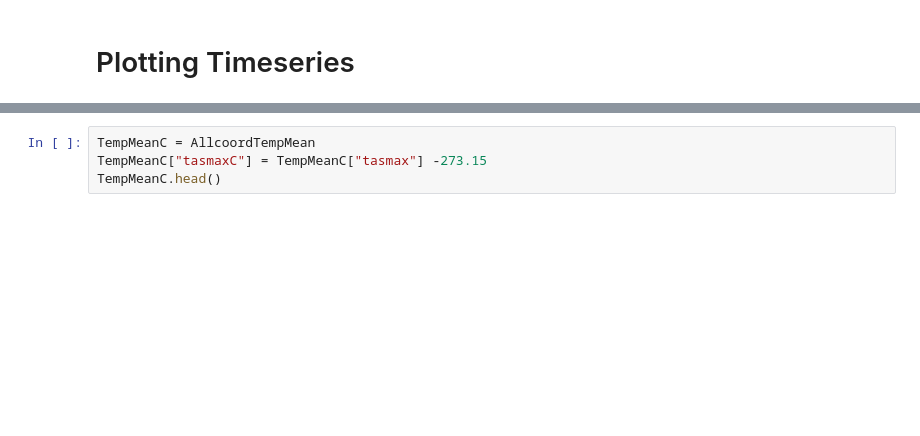
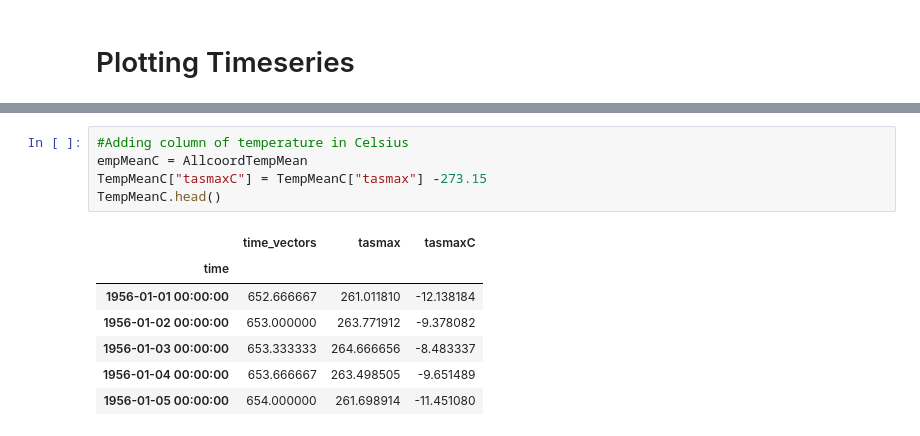
Before and after one commit to marinalopez2110/FistTemplateClimPort, a Jupyter notebook: Plotting TimeSeries and map Cleanup.ipynb, the cells around one changed output, grey strips where cells are left out. Saved outputs shown, nothing was run; the diff lists cells and outputs as text; blank space fills up the shorter version.

```diff
--- a/Plotting TimeSeries and map Cleanup.ipynb
+++ b/Plotting TimeSeries and map Cleanup.ipynb
@@ -23,7 +58,16 @@ AllcoordTempMean
 # %%
-TempMeanC = AllcoordTempMean
+#Adding column of temperature in Celsius
+empMeanC = AllcoordTempMean
 TempMeanC["tasmaxC"] = TempMeanC["tasmax"] -273.15
 TempMeanC.head()
+# %% [output]
+|  | time_vectors | tasmax | tasmaxC |
+| time |  |  |  |
+| 1956-01-01 00:00:00 | 652.666667 | 261.011810 | -12.138184 |
+| 1956-01-02 00:00:00 | 653.000000 | 263.771912 | -9.378082 |
+| 1956-01-03 00:00:00 | 653.333333 | 264.666656 | -8.483337 |
+| 1956-01-04 00:00:00 | 653.666667 | 263.498505 | -9.651489 |
+| 1956-01-05 00:00:00 | 654.000000 | 261.698914 | -11.451080 |
 # %%
 # plot time series
 TempMeanC['tasmaxC'].plot.line('o-',color='blue',figsize=(15,10))
```
Also changed, not shown: parts of 31 cells of this notebook.
